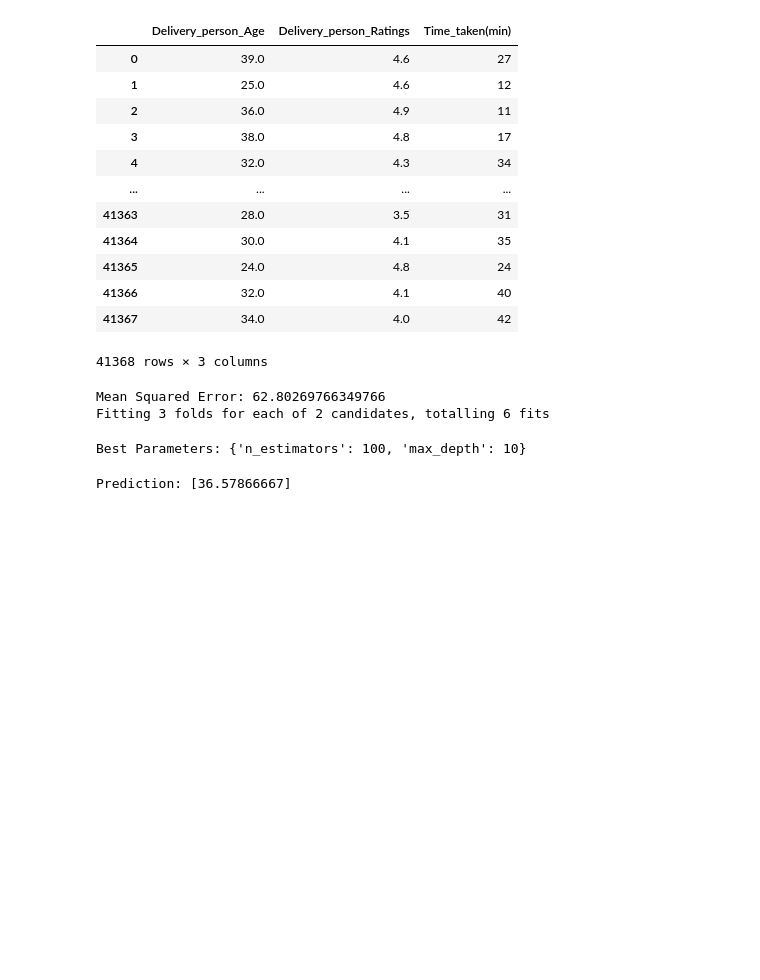
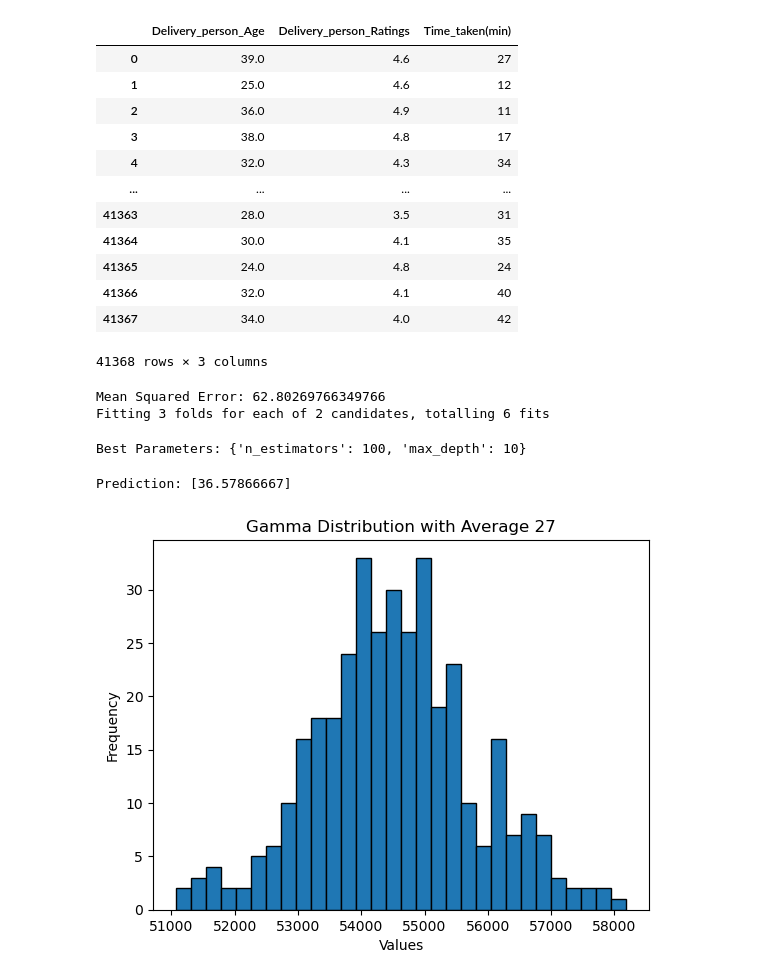
Before and after one commit to JanithRavinduRashmika/Food-Delivery-Time-Prediction, a Jupyter notebook: notebooks/preprocessing.ipynb, the cells around one changed output. Drawn from its saved outputs; the diff is of its cells as text; code cells hidden in the pictures; blank space fills up the shorter version.

```diff
--- a/notebooks/preprocessing.ipynb
+++ b/notebooks/preprocessing.ipynb
@@ -278,3 +278,21 @@ prediction = rf_regressor.predict(input_data_point)
 print("Prediction:", prediction)
 # %% [output]
 Prediction: [36.57866667]
+# %%
+import numpy as np
+import matplotlib.pyplot as plt
+
+# Set the desired average
+average = 27
+
+# Generate 365 values from a gamma distribution
+gamma_values = np.random.gamma(shape=2022, scale=27, size=365)
+
+# Plot histogram to visualize the distribution
+plt.hist(gamma_values, bins=30, edgecolor='black')
+plt.xlabel('Values')
+plt.ylabel('Frequency')
+plt.title('Gamma Distribution with Average 27')
+plt.show()
+# %% [output]
+[figure, added]
```
Also changed, not shown: 7 other files.
